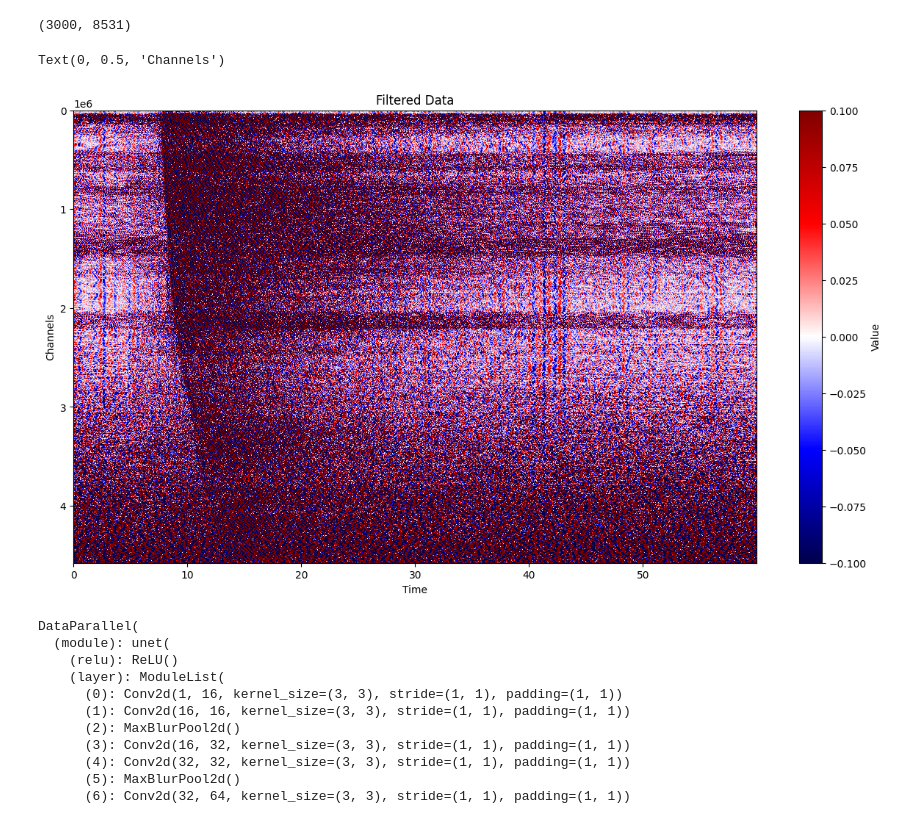
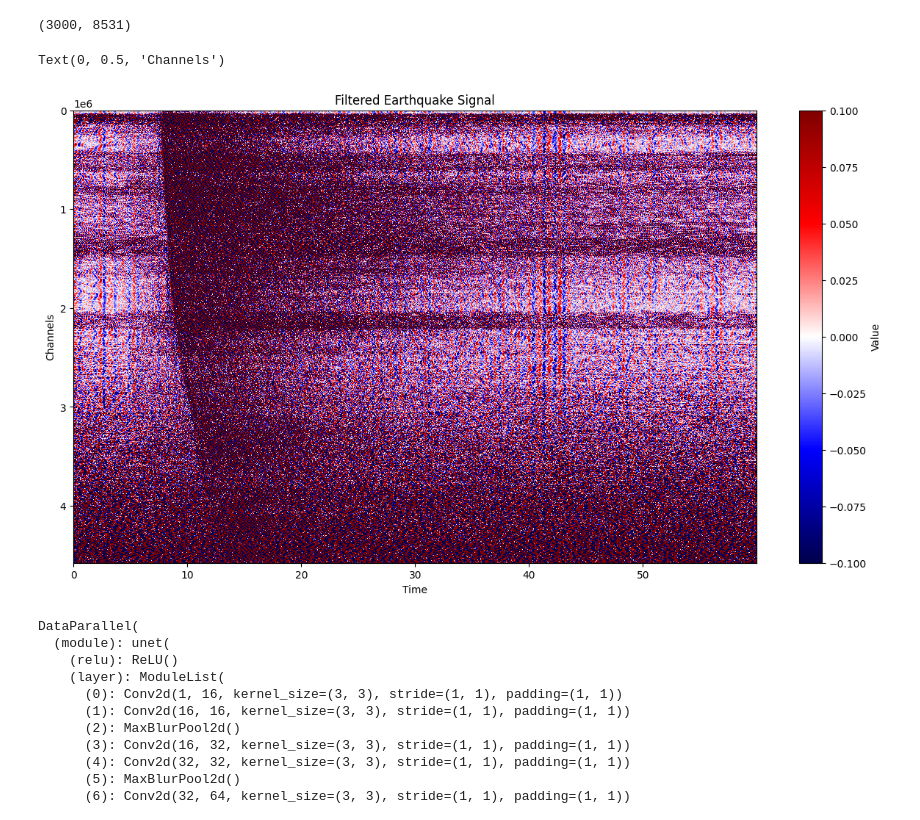
Before and after one commit to uwfiberlab/curatedDAS, a Jupyter notebook: test.ipynb, the cells around one changed output. Cells and saved outputs as stored; diff of their text form; code cells hidden in the pictures.

```diff
--- a/test.ipynb
+++ b/test.ipynb
@@ -98,14 +97,14 @@ np.save(os.path.join("numpy_data", "filtered_data.npy"), filtered_data)
 # %%
 # plot the filtered data
 plt.figure(figsize=(15, 8))
 plt.imshow(filtered_data.T, aspect='auto', cmap='seismic', vmin=-1e-1, vmax=1e-1, extent=[0, time_vector[-1],  data_sample_count[-1],0])
 plt.colorbar(label='Value')
-plt.title("Filtered Data")
+plt.title("Filtered Earthquake Signal")
 plt.xlabel("Time")
 plt.ylabel("Channels")
 # %% [output]
 Text(0, 0.5, 'Channels')
-[figure, old version]
+[figure, new version]
 # %%
 # Function to process and plot data from h5 files
 def process_and_plot_h5_files(h5_files, cutoff_frequency, sampling_rate, plot_folder='plots'):
```
Also changed, not shown: parts of 9 cells of this notebook, 1 other file.
